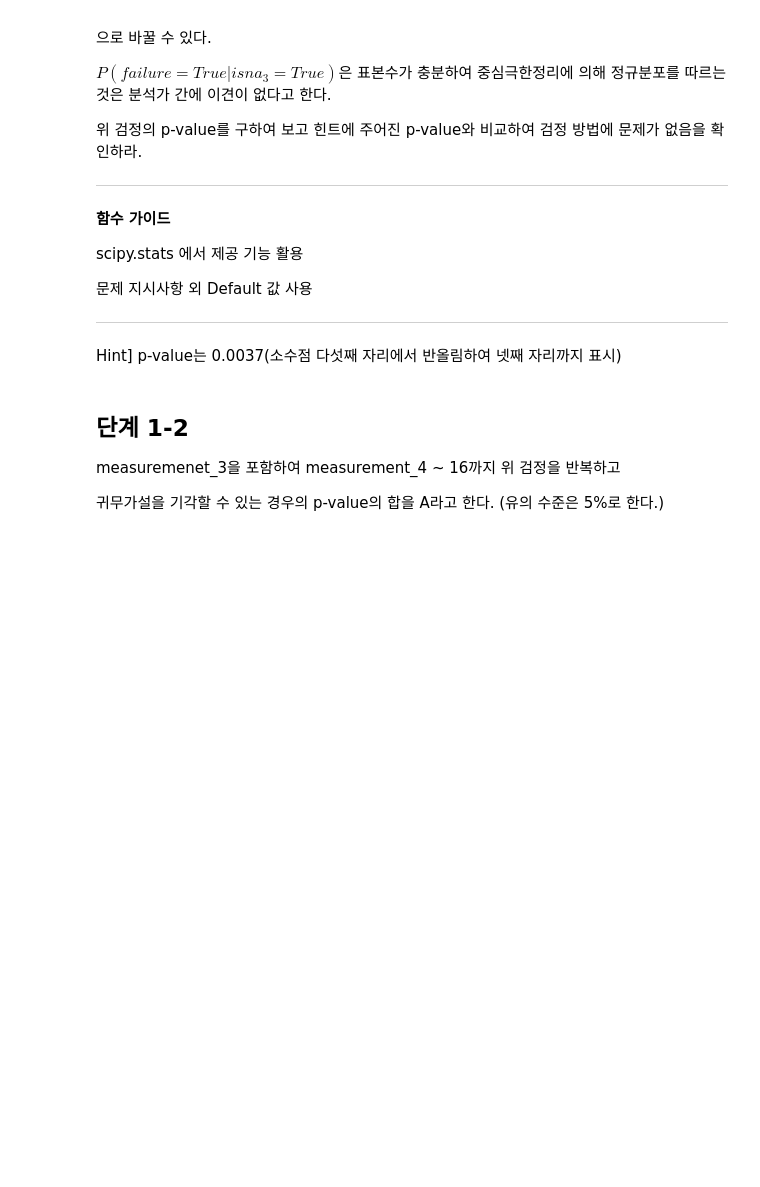
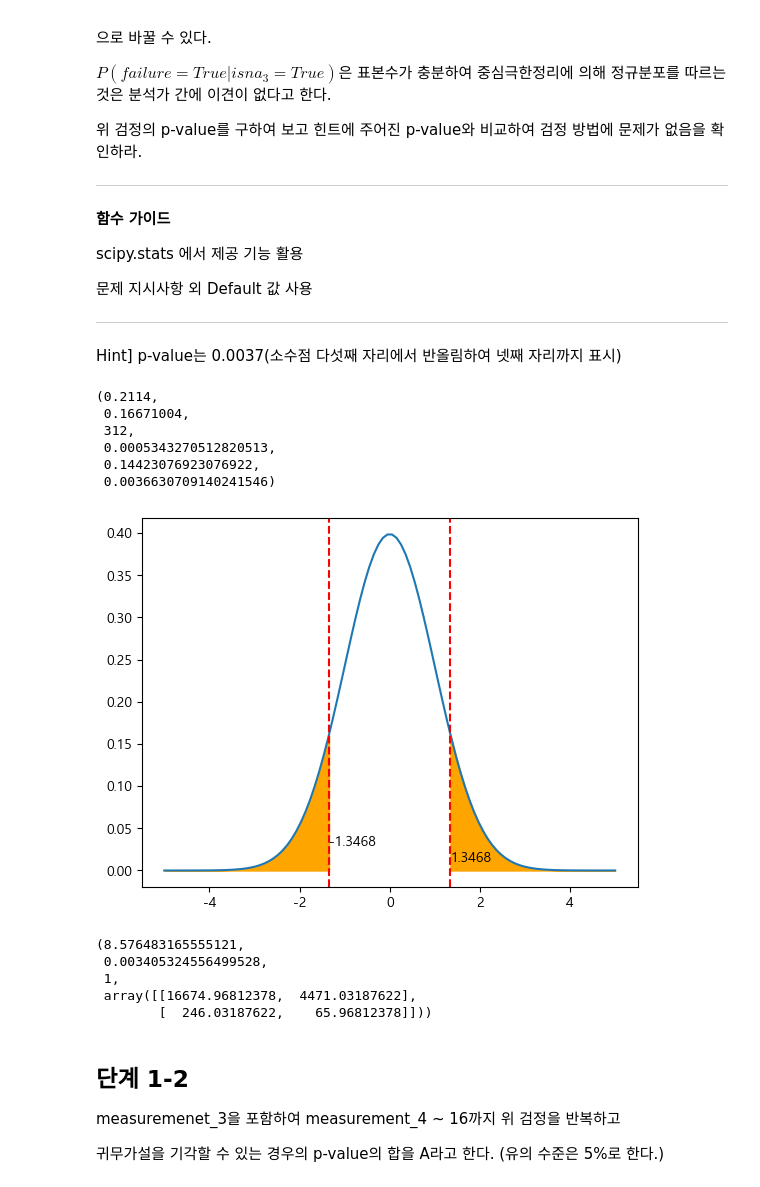
Before and after one commit to sunkusun9/DS_Lv3_2306_2, a Jupyter notebook: sec_ds_lv3_prob1_prob.ipynb, the cells around one changed output. Saved outputs shown, nothing was run; the diff lists cells and outputs as text; code cells hidden in the pictures; blank space fills up the shorter version.

```diff
--- a/sec_ds_lv3_prob1_prob.ipynb
+++ b/sec_ds_lv3_prob1_prob.ipynb
@@ -354,6 +354,62 @@ $P(failure=True|isna_{3}=True)$은 표본수가 충분하여 중심극한정리
 ---
 
  Hint] p-value는 0.0037(소수점 다섯째 자리에서 반올림하여 넷째 자리까지 표시)
+# %%
+from scipy.stats import norm
+P_true = 0.2114
+P_var = P_true * (1 - P_true) # 모집의 분산
+n_samples = df_basetable['isna_3'].sum()
+P_sample_var = P_var / n_samples
+P_sample_true = df_basetable.loc[df_basetable['isna_3'], 'failure'].mean()
+Z = -abs((P_sample_true - P_true) / (P_sample_var ** 0.5))
+pvalue = norm.cdf(Z) * 2
+P_true, P_var, n_samples, P_sample_var, P_sample_true, pvalue
+# %% [output]
+(0.2114,
+ 0.16671004,
+ 312,
+ 0.0005343270512820513,
+ 0.14423076923076922,
+ 0.0036630709140241546)
+# %%
+# 표준정규 분포를 이용한 pvalue 도출을 그래프로 설명
+col = 'isna_{}'.format(4)
+P_var = P_true * (1 - P_true)
+n_samples = df_basetable[col].sum()
+P_missing_true = df_basetable.loc[df_basetable[col], 'failure'].mean()
+P_missing_var = P_var / n_samples
+P_missing_std = P_missing_var ** 0.5
+
+stat = -abs((P_missing_true - P_true) / P_missing_std)
+
+plt.plot(np.linspace(-5, 5, 100), norm.pdf(np.linspace(-5, 5, 100)))
+plt.axvline(stat, color='red', linestyle='--')
+plt.text(stat, 0.03, str(stat)[:7])
+plt.axvline(-stat, color='red', linestyle='--')
+plt.text(-stat, 0.01, str(-stat)[:6])
+plt.fill_between(np.linspace(-5, stat, 100), np.zeros(shape=100),
+                norm.pdf(np.linspace(-5, stat, 100)), color='orange')
+plt.fill_between(np.linspace(-stat, 5, 100), np.zeros(shape=100),
+                norm.pdf(np.linspace(-stat, 5, 100)), color='orange')
+
+plt.show()
+# %% [output]
+[figure, added]
+# %%
+# 참고용 코드
+from scipy.stats import chi2_contingency
+chi2_contingency(
+    pd.crosstab(
+        index=df_basetable['isna_3'],
+        columns=df_basetable['failure']
+    ), correction=False
+)
+# %% [output]
+(8.576483165555121,
+ 0.003405324556499528,
+ 1,
+ array([[16674.96812378,  4471.03187622],
+        [  246.03187622,    65.96812378]]))
 # %% [markdown]
 ## 단계 1-2
 
```
Also changed, not shown: parts of 16 cells of this notebook.
